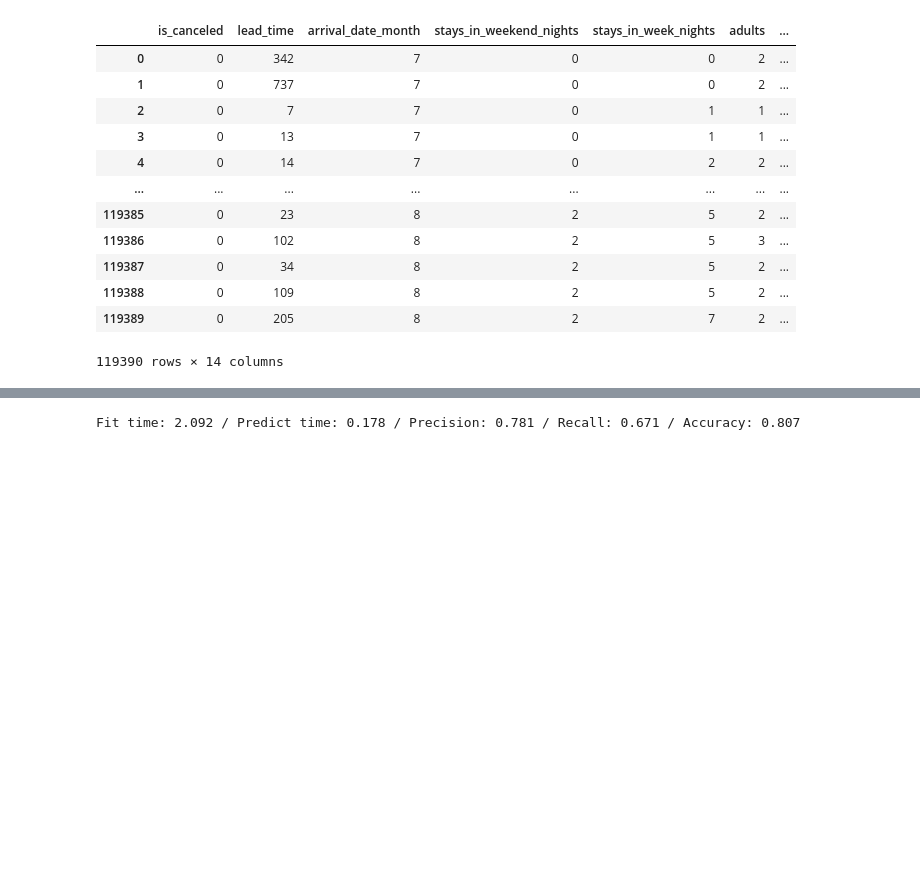
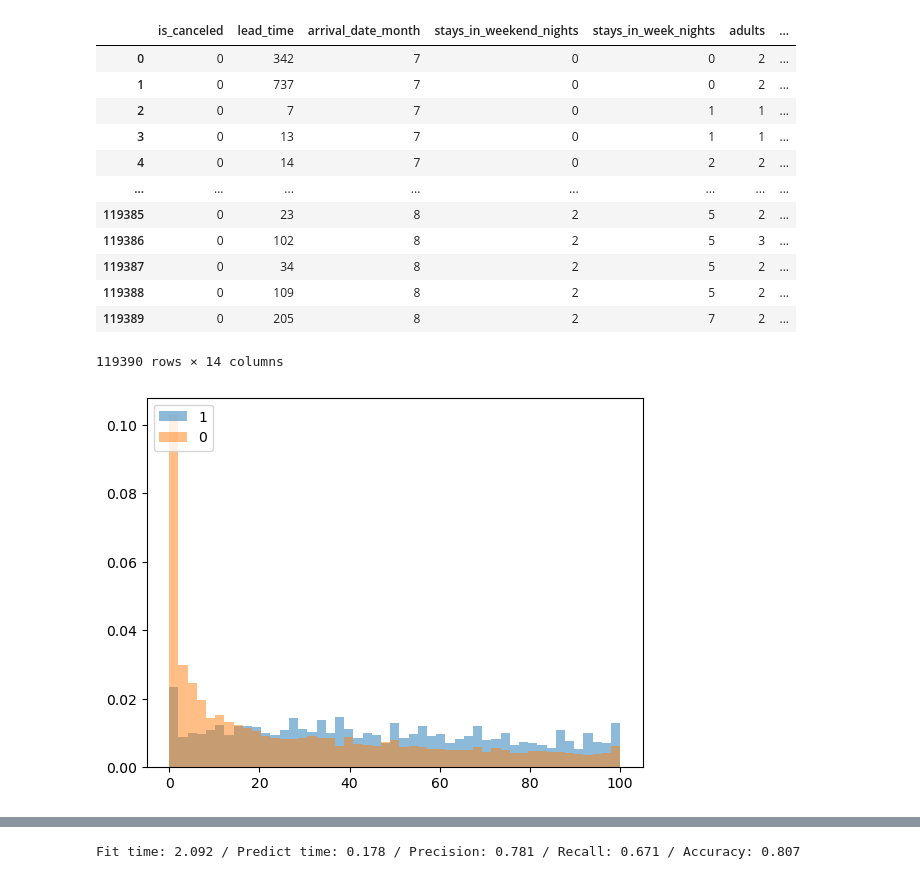
Before and after one commit to sanjaytaylor2012/Hotel-App, a Jupyter notebook: model/model.ipynb, the cells around one changed output, grey strips where cells are left out. Drawn from its saved outputs; the diff is of its cells as text; code cells hidden in the pictures; blank space fills up the shorter version.

```diff
--- a/model/model.ipynb
+++ b/model/model.ipynb
@@ -75,0 +80,11 @@ df
+# %%
+bins = np.linspace(0, 100, 50)
+pyplot.hist(df2[df2['is_canceled']==1]['lead_time'], bins, alpha = 0.5, density=True, label=1)
+pyplot.hist(df2[df2['is_canceled']==0]['lead_time'], bins, alpha = 0.5,density=True, label=0)
+pyplot.legend(loc='upper left')
+
+pyplot.show()
+
+#higher lead time means more likely yo be cancelled
+# %% [output]
+[figure, added]
```
Also changed, not shown: parts of 8 cells of this notebook, 2 other files.
